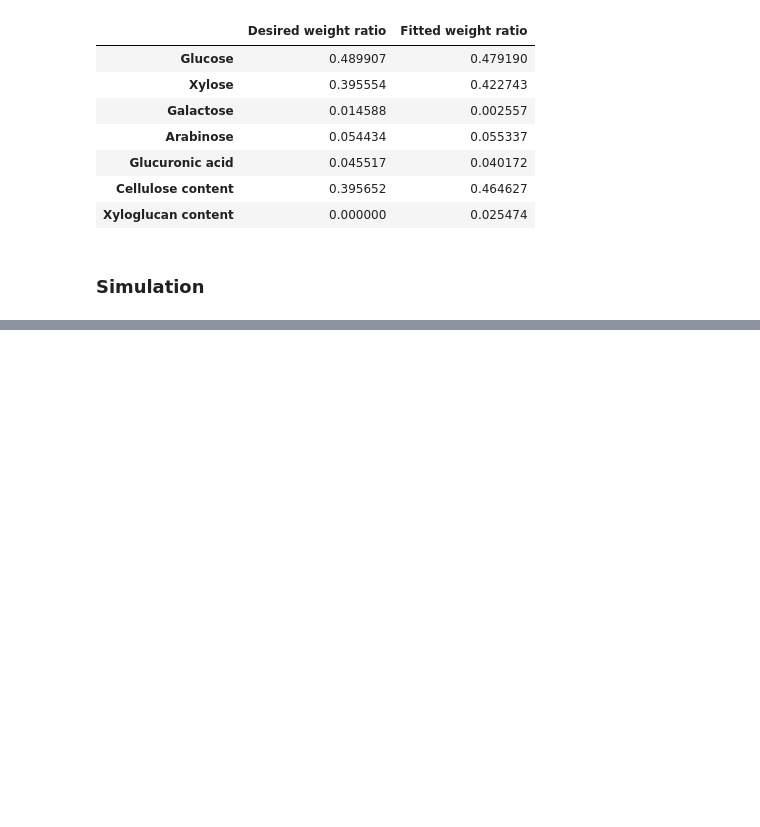
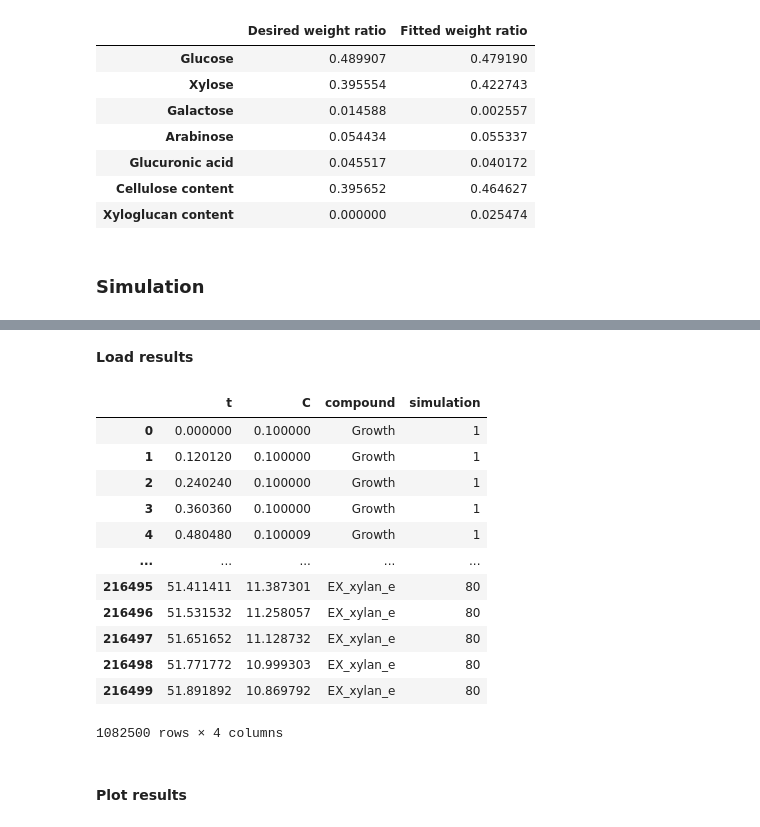
Before and after one commit to IdunBurgos/Ruminiclostridium-cellullolyticum-model-final, a Jupyter notebook: notebooks/Step 8 - Simulations with polysaccharides.ipynb, the cells around one changed output, grey strips where cells are left out. Cells and saved outputs as stored; diff of their text form; code cells hidden in the pictures; blank space fills up the shorter version.

Commit message:
Sampling in wheat straw simulation and escher map changes

```diff
--- a/notebooks/Step 8 - Simulations with polysaccharides.ipynb
+++ b/notebooks/Step 8 - Simulations with polysaccharides.ipynb
@@ -250,0 +222,27 @@ plt.savefig("../figures/wheat_straw_simulation.png")
+# %% [markdown]
+**Load results**
+# %%
+dfs = []
+for file in listdir("../results/"):
+    if file.endswith(".tsv"):
+        df = pd.read_csv(f"../results/{file}",sep="\t",index_col=None)
+        dfs.append(df)
+results_sensitivity = pd.concat(dfs)
+# %%
+results_sensitivity
+# %% [output]
+|  | t | C | compound | simulation |
+| 0 | 0.000000 | 0.100000 | Growth | 1 |
+| 1 | 0.120120 | 0.100000 | Growth | 1 |
+| 2 | 0.240240 | 0.100000 | Growth | 1 |
+| 3 | 0.360360 | 0.100000 | Growth | 1 |
+| 4 | 0.480480 | 0.100009 | Growth | 1 |
+| ... | ... | ... | ... | ... |
+| 216495 | 51.411411 | 11.387301 | EX_xylan_e | 80 |
+| 216496 | 51.531532 | 11.258057 | EX_xylan_e | 80 |
+| 216497 | 51.651652 | 11.128732 | EX_xylan_e | 80 |
+| 216498 | 51.771772 | 10.999303 | EX_xylan_e | 80 |
+| 216499 | 51.891892 | 10.869792 | EX_xylan_e | 80 |
+1082500 rows × 4 columns
+# %% [markdown]
+#### Plot results
```
Also changed, not shown: parts of 11 cells of this notebook, 14 other files.
